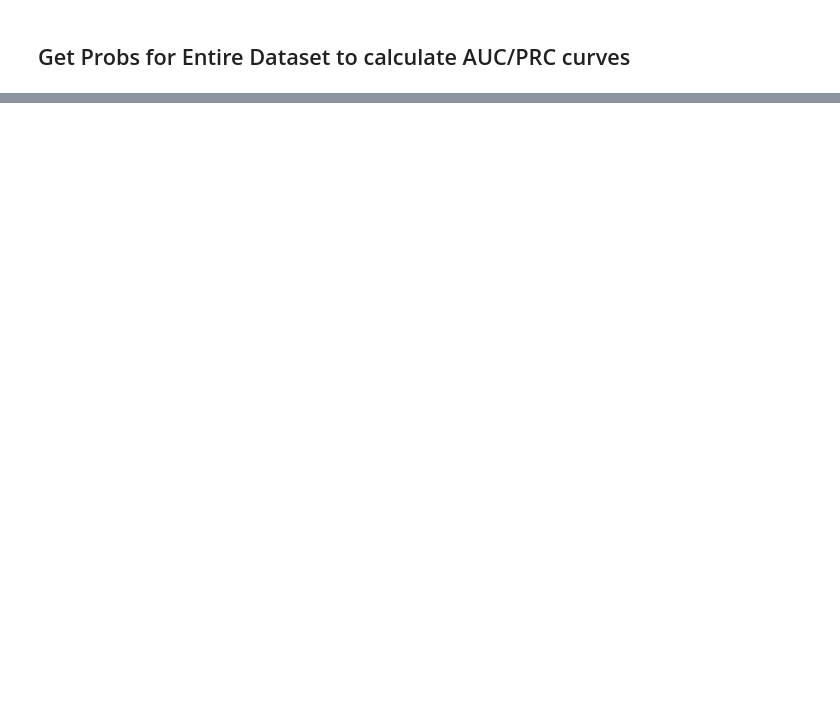
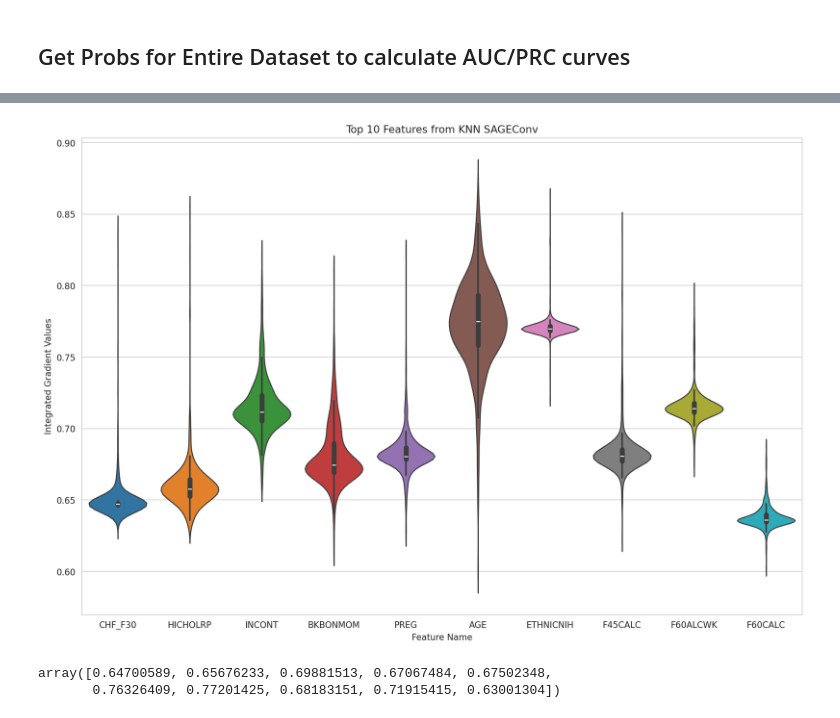
Before and after one commit to hwz628496/WHI_Fracture_GNN, a Jupyter notebook: notebooks_model/GNN/GNN_cohortall_KNN.ipynb, the cells around one changed output, grey strips where cells are left out. Saved outputs shown, nothing was run; the diff lists cells and outputs as text; code cells hidden in the pictures; blank space fills up the shorter version.

```diff
--- a/notebooks_model/GNN/GNN_cohortall_KNN.ipynb
+++ b/notebooks_model/GNN/GNN_cohortall_KNN.ipynb
@@ -1068,0 +1036,8 @@ torch.save(model.state_dict(), "sageconv.pth")
+# %%
+top10 = flattened_feat_imp[:, feature_index]
+# %%
+#scale between 0, 1
+from sklearn.preprocessing import MinMaxScaler
+minmax = MinMaxScaler()
+final = minmax.fit_transform(top10)
+final
@@ -1068,0 +1058,8 @@ torch.save(model.state_dict(), "sageconv.pth")
+# %%
+# Scale the values to be centered around 0.5
+min_vals = final.min(axis=0)
+max_vals = final.max(axis=0)
+
+final = 0.5 + (final - min_vals) / (max_vals - min_vals) * (0.5 - 0)
+
+final
@@ -1068,0 +1142,4 @@ torch.save(model.state_dict(), "sageconv.pth")
+# %%
+sorted_list = sorted(feature_index)  # Returns a new sorted list
+feat_names = dataset.iloc[:, sorted_list].columns.to_list()
+feat_names
@@ -1068,0 +1157,20 @@ torch.save(model.state_dict(), "sageconv.pth")
+# %%
+sns.set_style("whitegrid")
+plt.figure(figsize=(15, 10), dpi=160)
+
+ax = sns.violinplot(final[:500, :])
+# Add legend
+plt.title("Top 10 Features from KNN SAGEConv")
+# Set axis labels
+ax.set_xlabel("Feature Name")
+ax.set_ylabel("Integrated Gradient Values")
+
+ax.set_xticklabels(feat_names)
+plt.show()
+# %% [output]
+[figure, added]
+# %%
+final[500, :]
+# %% [output]
+array([0.64700589, 0.65676233, 0.69881513, 0.67067484, 0.67502348,
+       0.76326409, 0.77201425, 0.68183151, 0.71915415, 0.63001304])
```
Also changed, not shown: parts of 34 cells of this notebook.
